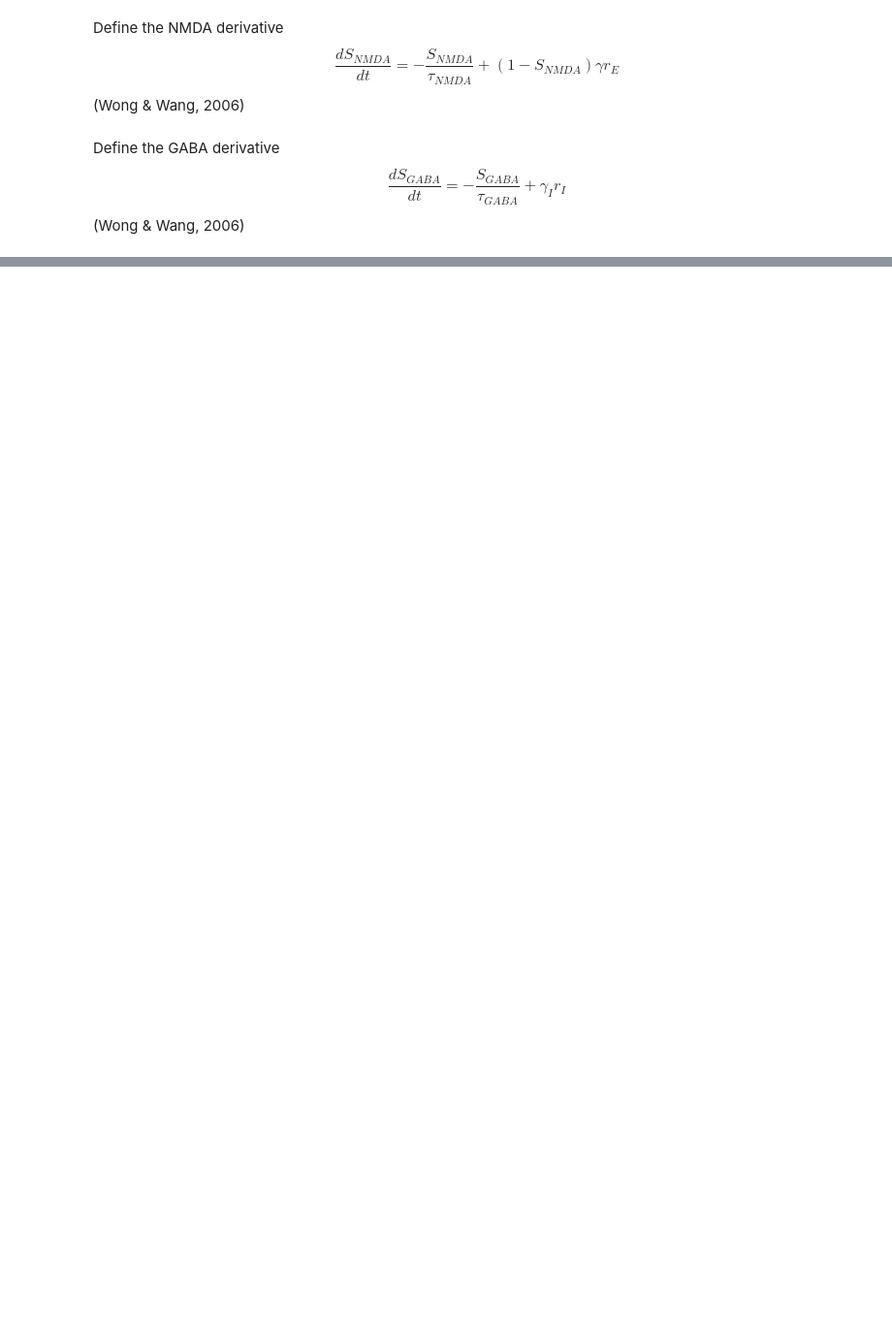
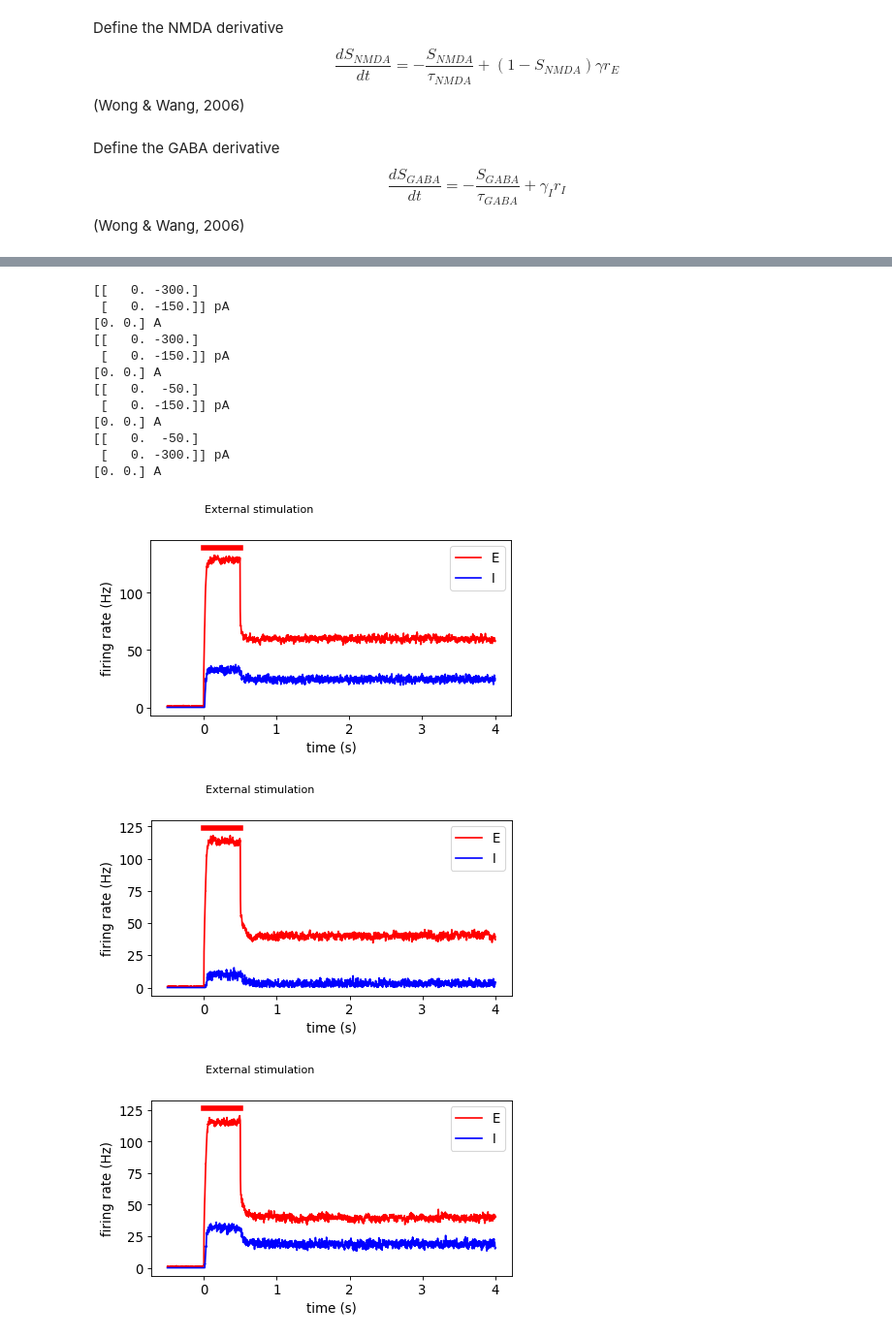
Before and after one commit to seanfw/margulies_circuit, a Jupyter notebook: Local_EI.ipynb, the cells around one changed output, grey strips where cells are left out. Shown at 97% size. Drawn from its saved outputs; the diff is of its cells as text; code cells hidden in the pictures; blank space fills up the shorter version.

Commit message:
testing weights

```diff
--- a/Local_EI.ipynb
+++ b/Local_EI.ipynb
@@ -25,15 +27,15 @@ $$ \begin{cases}
 # %%
 def current_to_frequency(input_current,population_type,parameters):
     if population_type == 'E':
-        a = parameters['a_E']
-        b = parameters['b_E']
-        d = parameters['d_E']
-        return np.divide((a*input_current - b),(1 - np.exp(-d*(a*input_current - b))))
+        return current_to_frequency_E(input_current,parameters['a_E'],parameters['b_E'],parameters['d_E'])
     if population_type == 'I':
-        c_I = parameters['c_I']
-        r_0 = parameters['r0_I']
-        r = np.maximum(c_I*input_current + r_0,0)
-        return r
+        return current_to_frequency_I(input_current,parameters['c_I'],parameters['r0_I'])
+
+def current_to_frequency_E(input_current1,a,b,d):
+    return np.divide((a*input_current1 - b),(1 - np.exp(-d*(a*input_current1 - b))))
+
+def current_to_frequency_I(input_current1,c_I,r_0):
+    return np.maximum(c_I*input_current1 + r_0,0)
 # %% [markdown]
 Define the NMDA derivative
 <br>
@@ -230,0 +260,31 @@ Text(0,0.5,'firing rate (Hz)')
+# %%
+# bistability (where activity remains at a high firing rate after the stimulus is removed)
+# 1. Increasing excitatory to self (g_E_self, 0.4 -> 0.5) results in a persistent level of activity after stimulus
+
+runModel(g_E_self=0.5)
+
+# 2. Decreasing excitatory to inhibitory (g_IE, 0.23 -> 0.13) results in less inhibition of excitatory, so
+#    activity persists after stimulus
+
+runModel(g_IE=0.13)
+
+# 3. Decreasing inhibitory to excitatory weights to almost zero (g_EI) results in persistent excitatory activity,
+#    though it has a less pronounced effect than modifying the excitatory to self weights (example #1 above).
+
+runModel(g_EI=-0.05)
+# %% [output]
+[[   0. -300.]
+ [   0. -150.]] pA
+[0. 0.] A
+[[   0. -300.]
+ [   0. -150.]] pA
+[0. 0.] A
+[[   0.  -50.]
+ [   0. -150.]] pA
+[0. 0.] A
+[[   0.  -50.]
+ [   0. -300.]] pA
+[0. 0.] A
+[figure, added]
+[figure, added]
+[figure, added]
```
Also changed, not shown: parts of 10 cells of this notebook.
